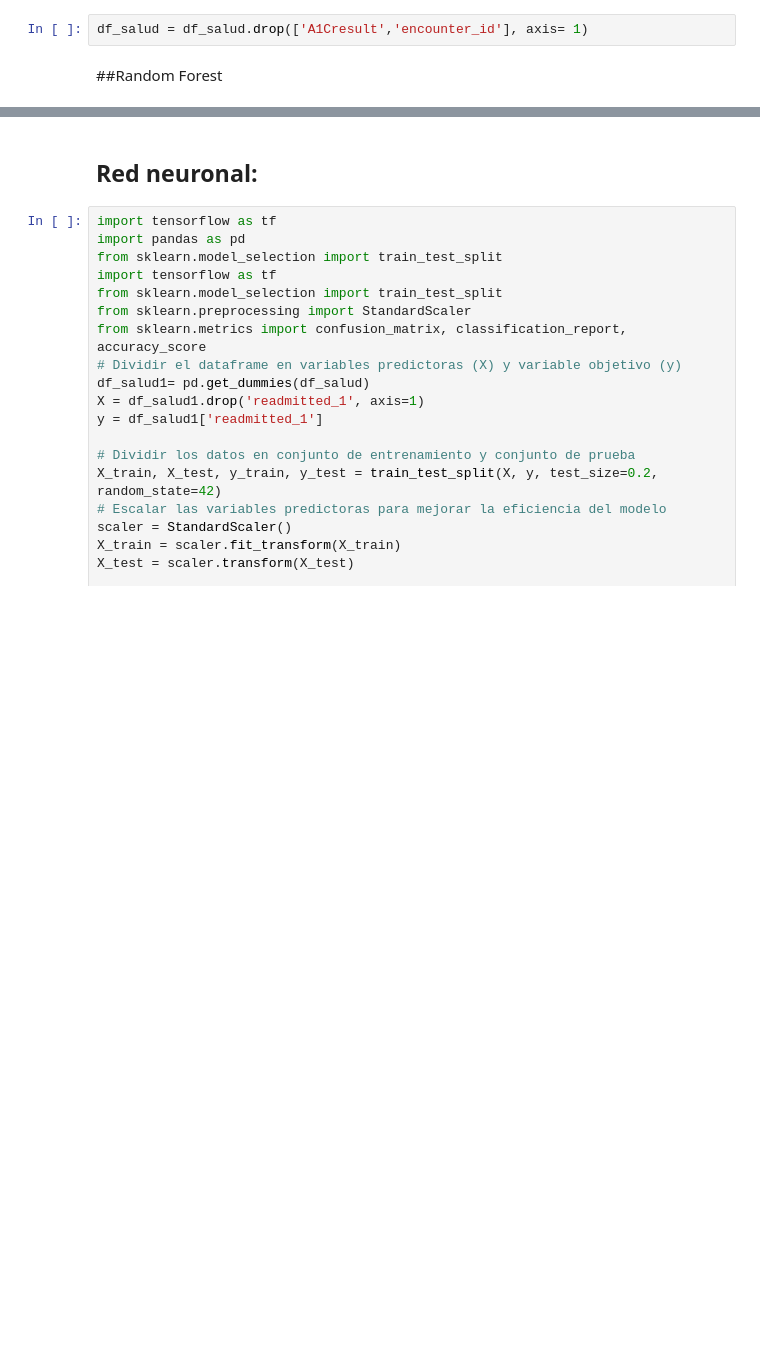
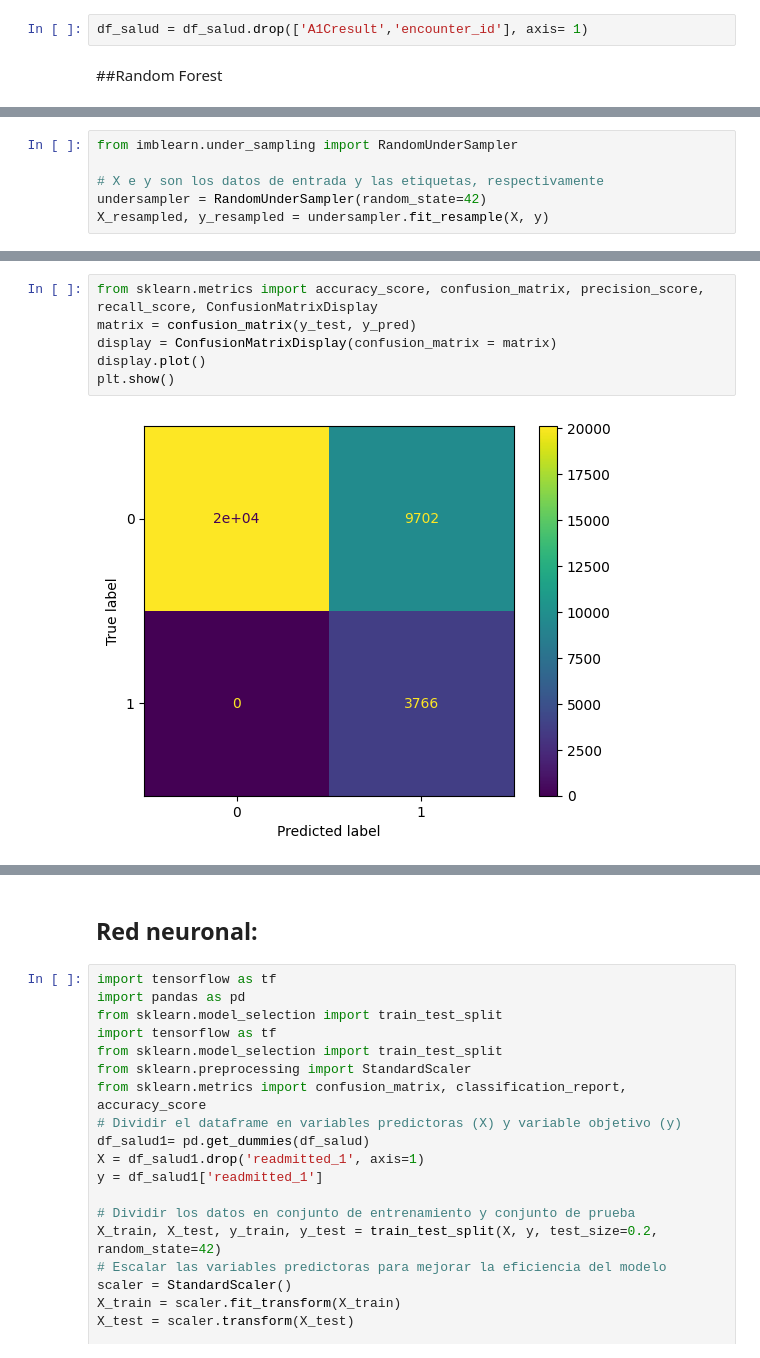
Before and after one commit to diegol99/Salud_CasoE, a Jupyter notebook: Salud.ipynb, the cells around one changed output, grey strips where cells are left out. Drawn from its saved outputs; the diff is of its cells as text; blank space fills up the shorter version.

```diff
--- a/Salud.ipynb
+++ b/Salud.ipynb
@@ -468,0 +471,6 @@ weighted avg       0.85      0.89      0.84     20354
+# %%
+from imblearn.under_sampling import RandomUnderSampler
+
+# X e y son los datos de entrada y las etiquetas, respectivamente
+undersampler = RandomUnderSampler(random_state=42)
+X_resampled, y_resampled = undersampler.fit_resample(X, y)
@@ -468,0 +494,8 @@ weighted avg       0.85      0.89      0.84     20354
+# %%
+from sklearn.metrics import accuracy_score, confusion_matrix, precision_score, recall_score, ConfusionMatrixDisplay
+matrix = confusion_matrix(y_test, y_pred)
+display = ConfusionMatrixDisplay(confusion_matrix = matrix)
+display.plot()
+plt.show()
+# %% [output]
+[figure, added]
```
Also changed, not shown: parts of 9 cells of this notebook.
